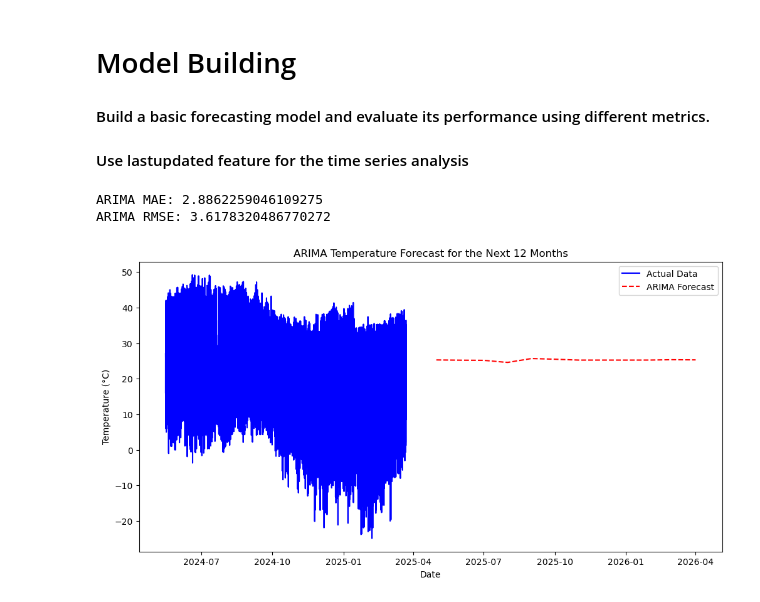
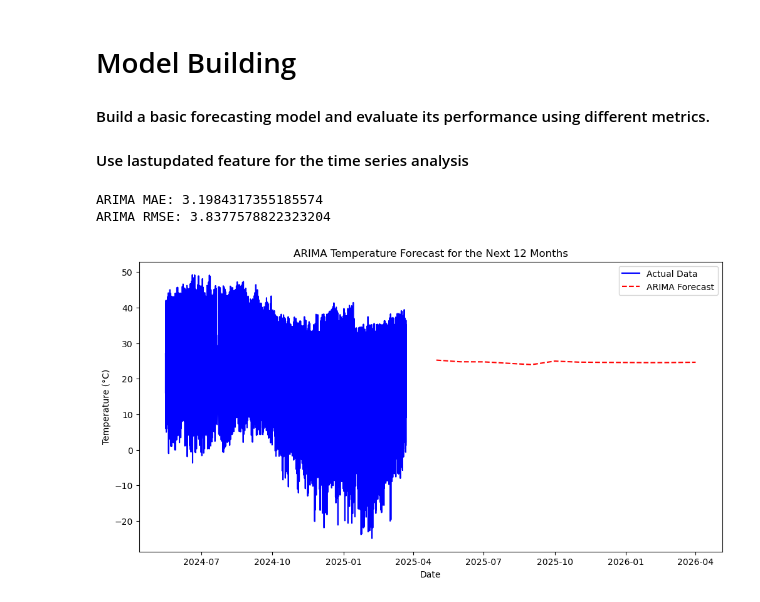
Before and after one commit to KeerXu721/WordWeatherPrediction, a Jupyter notebook: weather_forecast.ipynb, the cells around one changed output. Cells and saved outputs as stored; diff of their text form; code cells hidden in the pictures.

```diff
--- a/weather_forecast.ipynb
+++ b/weather_forecast.ipynb
@@ -387,7 +390,7 @@ train = train.sort_index()
 test = test.sort_index()
 
 # Build and fit ARIMA model
-model = ARIMA(train[target], order=(5, 2, 1))
+model = ARIMA(train[target], order=(5, 1, 0))
 model_fit = model.fit()
 
 # Generate forecast for the next 12 months
@@ -397,33 +400,33 @@ forecast = model_fit.forecast(steps=12)
 forecast_index = pd.date_range(start=cleaned_df.index[-1] + pd.DateOffset(months=1), periods=12, freq='M')
 
 # Assign forecast index
 forecast.index = forecast_index
 
 # Retrieve actual last 12 months for evaluation
 available_length = min(len(cleaned_df), 12)
 actual = cleaned_df[target].iloc[-available_length:]
 
 # Align forecasted and actual values
 forecast_eval = forecast[:available_length]
 
 # Calculate evaluation metrics
 mae = mean_absolute_error(actual, forecast_eval)
 rmse = np.sqrt(mean_squared_error(actual, forecast_eval))
 
 # Print evaluation metrics
 print(f"ARIMA MAE: {mae}")
 print(f"ARIMA RMSE: {rmse}")
 
 # Plot actual vs. forecasted values
 plt.figure(figsize=(12, 6))
 plt.plot(cleaned_df.index, cleaned_df[target], label="Actual Data", color='blue')
 plt.plot(forecast.index, forecast, label="ARIMA Forecast", color='red', linestyle='dashed')
 plt.xlabel("Date")
 plt.ylabel("Temperature (°C)")
 plt.title("ARIMA Temperature Forecast for the Next 12 Months")
 plt.legend()
 plt.show()
 # %% [output]
-ARIMA MAE: 2.8862259046109275
-ARIMA RMSE: 3.6178320486770272
+ARIMA MAE: 3.1984317355185574
+ARIMA RMSE: 3.8377578822323204
-[figure, old version]
+[figure, new version]
```
Also changed, not shown: parts of 7 cells of this notebook, 1 other file.
